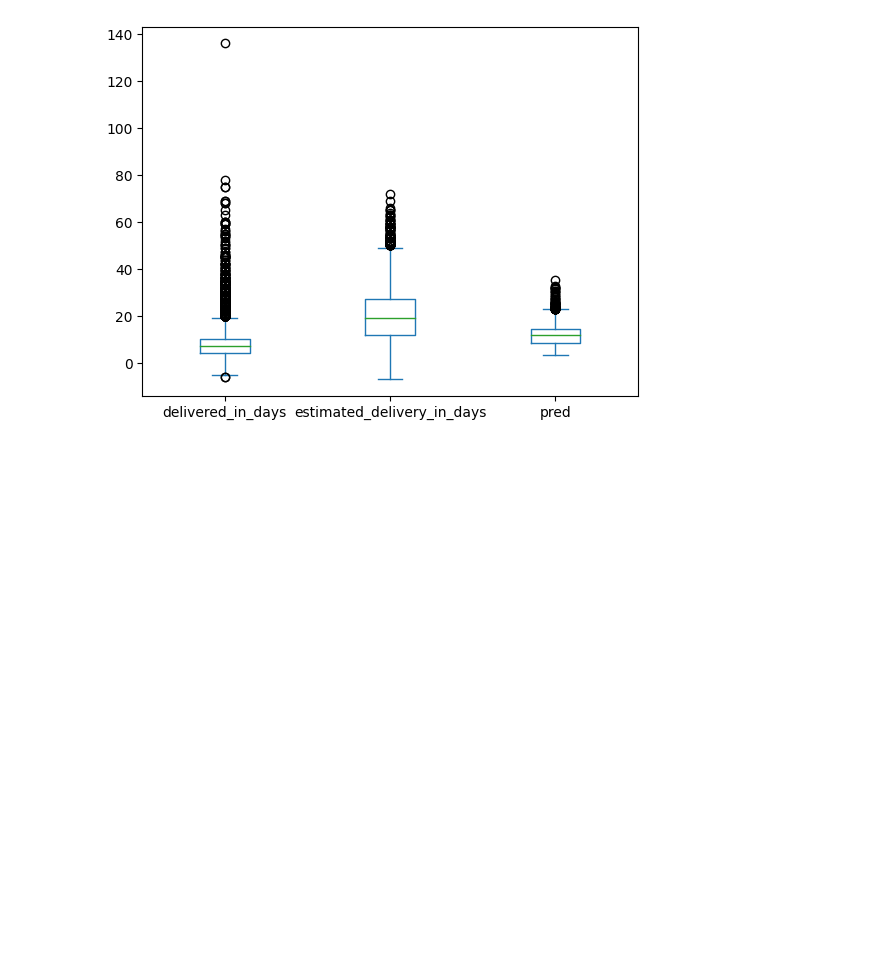
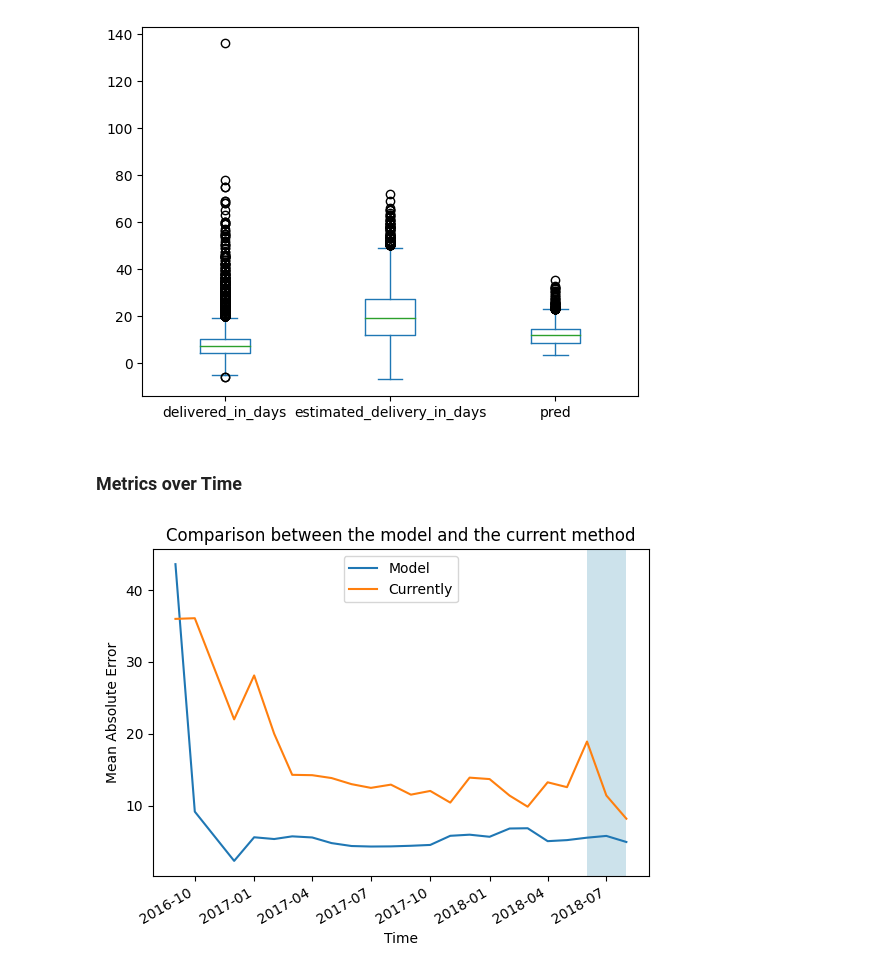
Before and after one commit to juniorcl/olist-delivery-forecast, a Jupyter notebook: notebooks/V0.0_machine_learning_modeling.ipynb, the cells around one changed output. Cells and saved outputs as stored; diff of their text form; code cells hidden in the pictures; blank space fills up the shorter version.

Commit message:
added graph with metrics over time

```diff
--- a/notebooks/V0.0_machine_learning_modeling.ipynb
+++ b/notebooks/V0.0_machine_learning_modeling.ipynb
@@ -549,7 +549,7 @@ R2: -0.30060633768861345; RMSE: 6.622501400020826; MAE: 5.3939635609833925; MAPE
 # %% [markdown]
 ## Final Model
 # %%
-list_selected_columns = [
+list_selected_features = [
     'customer_lat',
     'customer_lng',
     'distance_customer_seller_min',
@@ -701,3 +701,22 @@ R2: -0.30060633768861345; RMSE: 6.622501400020826; MAE: 5.3939635609833925; MAPE
 y_oot.plot(kind='box');
 # %% [output]
 [figure]
+# %% [markdown]
+### Metrics over Time
+# %%
+df_aux = pd.concat([df_train[['time']], df_valid[['time']], df_oot[['time']]], axis=0)
+df_aux1 = pd.concat([y_train, y_valid, y_oot], axis=0)
+
+df_aux = pd.concat([df_aux, df_aux1], axis=1)
+# %%
+df_aux.groupby('time').apply(lambda i: mean_absolute_error(i[target], i['pred'])).plot(label='Model')
+df_aux.groupby('time').apply(lambda i: mean_absolute_error(i[target], i['estimated_delivery_in_days'])).plot(label='Currently')
+
+plt.axvspan("2018-06-01", "2018-08-01", facecolor="#006e9cff", alpha=0.2)
+
+plt.title('Comparison between the model and the current method')
+plt.xlabel('Time')
+plt.ylabel('Mean Absolute Error')
+plt.legend(loc='best');
+# %% [output]
+[figure, added]
```
Also changed, not shown: parts of 1 cell of this notebook.
